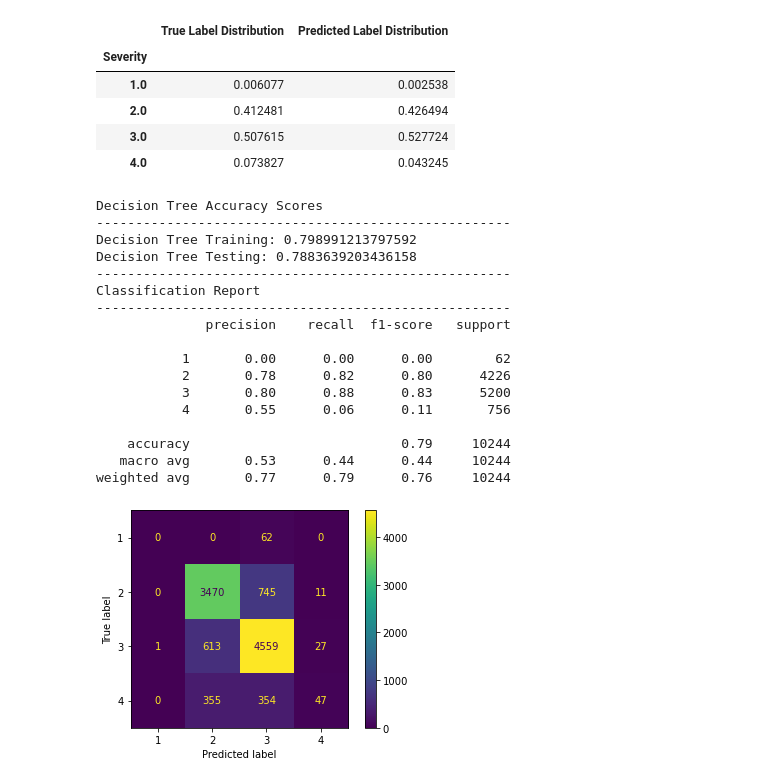
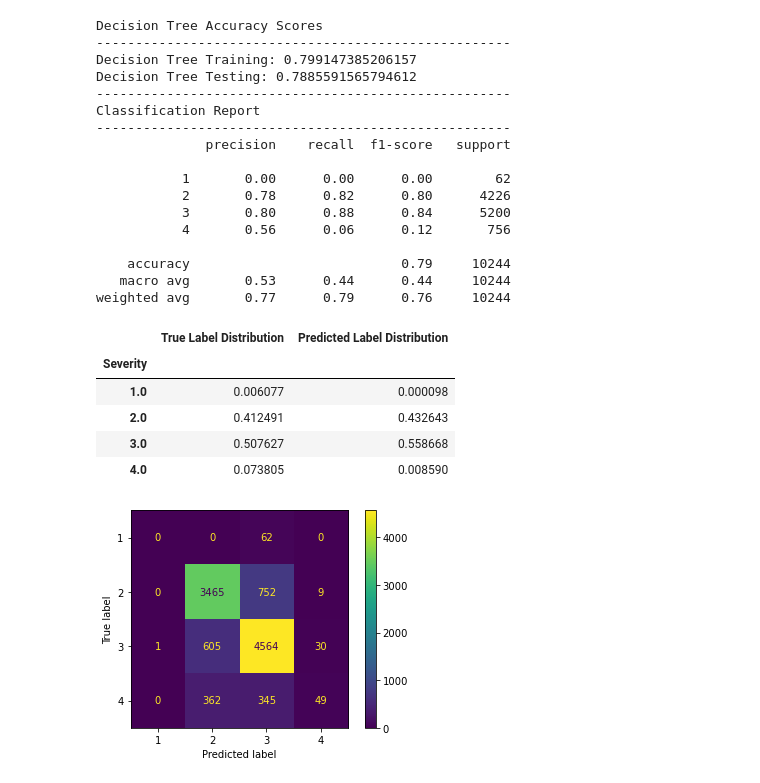
Before and after one commit to jeffreyfloyd/DST-and-traffic-implications, a Jupyter notebook: code/modeling.ipynb, the cells around one changed output. Drawn from its saved outputs; the diff is of its cells as text; code cells hidden in the pictures.

```diff
--- a/code/modeling.ipynb
+++ b/code/modeling.ipynb
@@ -103,37 +110,35 @@ weighted avg       0.84      0.85      0.84     10244
 [figure]
-# %%
-compare_preds(y,xg_preds)
-# %% [output]
-|  | True Label Distribution | Predicted Label Distribution |
-| Severity |  |  |
-| 1.0 | 0.006077 | 0.002538 |
-| 2.0 | 0.412481 | 0.426494 |
-| 3.0 | 0.507615 | 0.527724 |
-| 4.0 | 0.073827 | 0.043245 |
 # %%
 # decision tree model with just a few hyperparameters
 tree = DecisionTreeClassifier(max_depth=8, min_samples_split=5)
 tree.fit(X_train,y_train)
 tree_preds = tree.predict(X_test)
-print_scores('Decision Tree', tree, X_train, y_train, X_test, y_test, tree_preds);
+print_scores('Decision Tree', tree, X_train, y_train, X_test, y_test, tree_preds)
+compare_preds(y,tree_preds)
 # %% [output]
 Decision Tree Accuracy Scores
 -----------------------------------------------------
-Decision Tree Training: 0.798991213797592
-Decision Tree Testing: 0.7883639203436158
+Decision Tree Training: 0.799147385206157
+Decision Tree Testing: 0.7885591565794612
 -----------------------------------------------------
 Classification Report
 -----------------------------------------------------
               precision    recall  f1-score   support
 
            1       0.00      0.00      0.00        62
            2       0.78      0.82      0.80      4226
-           3       0.80      0.88      0.83      5200
-           4       0.55      0.06      0.11       756
+           3       0.80      0.88      0.84      5200
+           4       0.56      0.06      0.12       756
 
     accuracy                           0.79     10244
    macro avg       0.53      0.44      0.44     10244
 weighted avg       0.77      0.79      0.76     10244
+|  | True Label Distribution | Predicted Label Distribution |
+| Severity |  |  |
+| 1.0 | 0.006077 | 0.000098 |
+| 2.0 | 0.412491 | 0.432643 |
+| 3.0 | 0.507627 | 0.558668 |
+| 4.0 | 0.073805 | 0.008590 |
 [figure]
 # %%
 tree_coefs = pd.DataFrame(zip(X_train.columns, tree.feature_importances_), columns=['feature','coefficient'])
```
Also changed, not shown: parts of 19 cells of this notebook, 9 other files.
